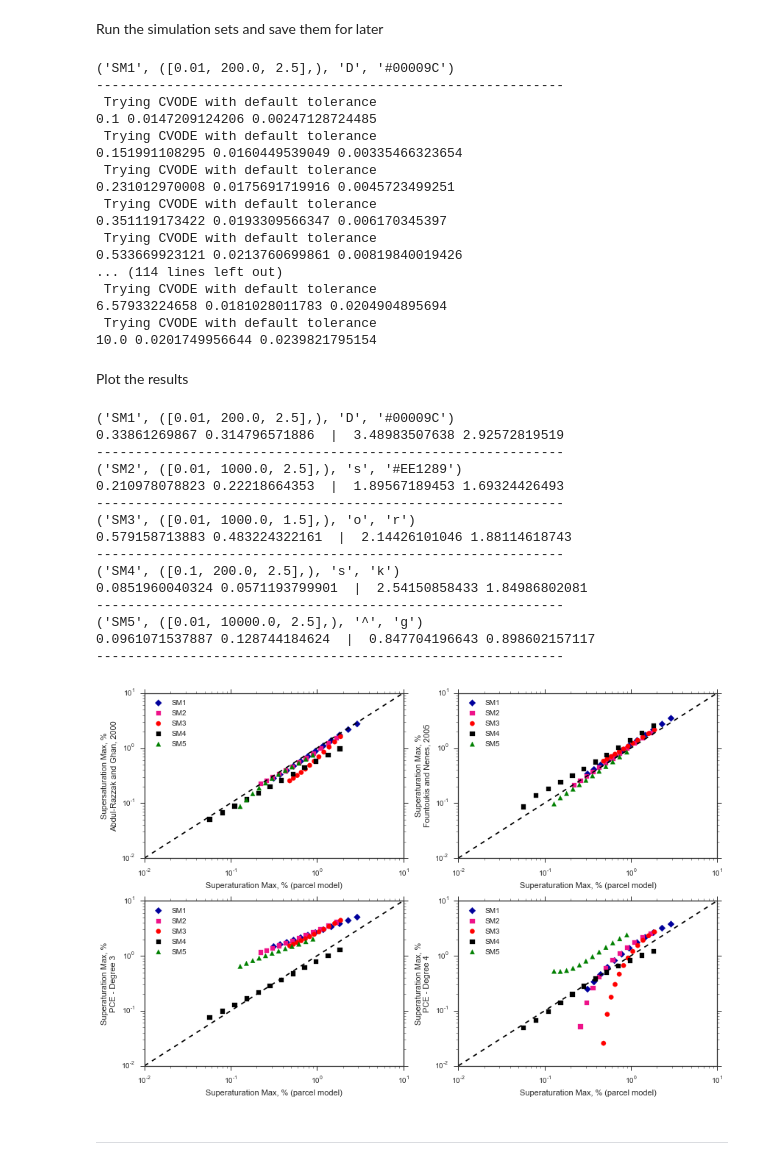
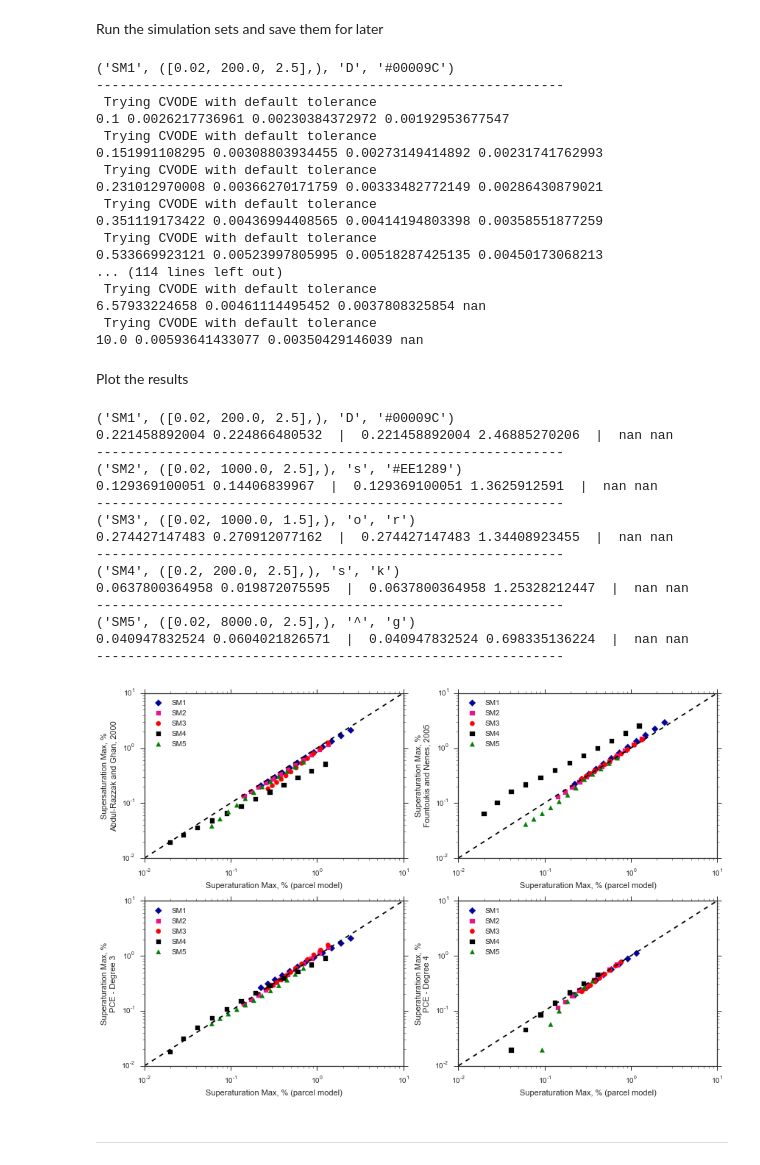
Before and after one commit to darothen/pyrcel, a Jupyter notebook: notebooks/classic_aerosol_comparisons.ipynb, the cells around one changed output. Saved outputs shown, nothing was run; the diff lists cells and outputs as text; code cells hidden in the pictures.

```diff
--- a/notebooks/classic_aerosol_comparisons.ipynb
+++ b/notebooks/classic_aerosol_comparisons.ipynb
@@ -20,11 +21,11 @@ VsTM = np.logspace(np.log10(0.1), np.log10(3.0), 6)
 
 simulation_sets = [
     ## NS 2003
-    ('SM1', ([0.01*1.0000,   200.0, 2.5], ), 'D', '#00009C'),
-    ('SM2', ([0.01,  1000.0, 2.5], ), 's', '#EE1289'),
-    ('SM3', ([0.01,  1000.0, 1.5], ), 'o', 'r'),
-    ('SM4', ([ 0.1,   200.0, 2.5], ), 's', 'k'),
-    ('SM5', ([0.01, 10000.0, 2.5], ), '^', 'g'),
+    ('SM1', ([0.01*2,   200.0, 2.5], ), 'D', '#00009C'),
+    ('SM2', ([0.01*2,  1000.0, 2.5], ), 's', '#EE1289'),
+    ('SM3', ([0.01*2,  1000.0, 1.5], ), 'o', 'r'),
+    ('SM4', ([ 0.1*2,   200.0, 2.5], ), 's', 'k'),
+    ('SM5', ([0.01*2, 10000.0*0.8, 2.5], ), '^', 'g'),
 
     ## FN 2005
     #('SM1', ([0.025,  100.0, 1.3], ), 'D', '#00009C'),
@@ -96,39 +97,45 @@ for sm in simulation_sets:
         if len(initial_aerosols) == 1:
             pce3_smax, _ = pce_deg3(V, T0, P0, initial_aerosols[0])
             pce4_smax, _ = pce_deg4(V, T0, P0, initial_aerosols[0])
+            pce_agu_smax = pce_agu(aer.distribution.N,
+                                      aer.distribution.mu,
+                                      aer.distribution.sigma,
+                                      aer.kappa, V, T0, P0)
         else:
             pce3_smax = np.nan
             pce4_smax = np.nan
+            pce_agu_smax = np.nan
 
-        print V, pce3_smax, pce4_smax
+        print V, pce3_smax, pce4_smax, pce_agu_smax
 
         result_list.append([parcel_Smax, ghan_Smax, nenes_Smax,
-                            pce3_smax, pce4_smax])
+                            pce3_smax, pce4_smax, pce_agu_smax])
 
 
 
     results[label] = np.array(result_list)
 
 import pickle
-pickle.dump( [results, VsSM, VsTM], open( "cac_results.p", "wb" ) )
+#pickle.dump( [simulation_sets, results, VsSM, VsTM],
+#            open( "cac_results.p", "wb" ) )
 # %% [output]
-('SM1', ([0.01, 200.0, 2.5],), 'D', '#00009C')
+('SM1', ([0.02, 200.0, 2.5],), 'D', '#00009C')
 ------------------------------------------------------------
  Trying CVODE with default tolerance
-0.1 0.0147209124206 0.00247128724485
+0.1 0.0026217736961 0.00230384372972 0.00192953677547
  Trying CVODE with default tolerance
-0.151991108295 0.0160449539049 0.00335466323654
+0.151991108295 0.00308803934455 0.00273149414892 0.00231741762993
  Trying CVODE with default tolerance
-0.231012970008 0.0175691719916 0.0045723499251
+0.231012970008 0.00366270171759 0.00333482772149 0.00286430879021
  Trying CVODE with default tolerance
-0.351119173422 0.0193309566347 0.006170345397
+0.351119173422 0.00436994408565 0.00414194803398 0.00358551877259
  Trying CVODE with default tolerance
-0.533669923121 0.0213760699861 0.00819840019426
+0.533669923121 0.00523997805995 0.00518287425135 0.00450173068213
 ... (114 lines left out)
  Trying CVODE with default tolerance
-6.57933224658 0.0181028011783 0.0204904895694
+6.57933224658 0.00461114495452 0.0037808325854 nan
  Trying CVODE with default tolerance
-10.0 0.0201749956644 0.0239821795154
+10.0 0.00593641433077 0.00350429146039 nan
 # %% [markdown]
 Plot the results
 # %%
@@ -161,45 +168,47 @@ for sm in simulation_sets:
     label, aer_params, marker, color = sm
 
     if not (label in results): continue
 
     res_parcel = results[label][:, 0]*100
     res_arg = results[label][:, 1]*100
     res_fn = results[label][:, 2]*100
     res_pce3 = results[label][:, 3]*100
     res_pce4 = results[label][:, 4]*100
+    res_pce_agu = results[label][:, 5]*100
 
     print res_fn.min(), res_parcel.min(), " | ", \
-          res_fn.max(), res_parcel.max()
+          res_fn.min(), res_parcel.max(), " | ", \
+          res_pce_agu.min(), res_pce_agu.max()
 
     ax_arg.scatter(res_parcel, res_arg,
                    s=40, color=color, marker=marker, label=label)
     ax_fn.scatter(res_parcel, res_fn,
                   s=40, color=color, marker=marker, label=label)
     ax_pce3.scatter(res_parcel, res_pce3,
                   s=40, color=color, marker=marker, label=label)
-    ax_pce4.scatter(res_parcel, res_pce4,
+    ax_pce4.scatter(res_parcel, res_pce_agu,
                   s=40, color=color, marker=marker, label=label)
 
     print "--"*30
 
 for ax in axs:
     ax.legend(loc='best', numpoints=1)
 # %% [output]
-('SM1', ([0.01, 200.0, 2.5],), 'D', '#00009C')
-0.33861269867 0.314796571886  |  3.48983507638 2.92572819519
+('SM1', ([0.02, 200.0, 2.5],), 'D', '#00009C')
+0.221458892004 0.224866480532  |  0.221458892004 2.46885270206  |  nan nan
 ------------------------------------------------------------
-('SM2', ([0.01, 1000.0, 2.5],), 's', '#EE1289')
-0.210978078823 0.22218664353  |  1.89567189453 1.69324426493
+('SM2', ([0.02, 1000.0, 2.5],), 's', '#EE1289')
+0.129369100051 0.14406839967  |  0.129369100051 1.3625912591  |  nan nan
 ------------------------------------------------------------
-('SM3', ([0.01, 1000.0, 1.5],), 'o', 'r')
-0.579158713883 0.483224322161  |  2.14426101046 1.88114618743
+('SM3', ([0.02, 1000.0, 1.5],), 'o', 'r')
+0.274427147483 0.270912077162  |  0.274427147483 1.34408923455  |  nan nan
 ------------------------------------------------------------
-('SM4', ([0.1, 200.0, 2.5],), 's', 'k')
-0.0851960040324 0.0571193799901  |  2.54150858433 1.84986802081
+('SM4', ([0.2, 200.0, 2.5],), 's', 'k')
+0.0637800364958 0.019872075595  |  0.0637800364958 1.25328212447  |  nan nan
 ------------------------------------------------------------
-('SM5', ([0.01, 10000.0, 2.5],), '^', 'g')
-0.0961071537887 0.128744184624  |  0.847704196643 0.898602157117
+('SM5', ([0.02, 8000.0, 2.5],), '^', 'g')
+0.040947832524 0.0604021826571  |  0.040947832524 0.698335136224  |  nan nan
 ------------------------------------------------------------
-[figure, old version]
+[figure, new version]
 # %% [markdown]
 ---
```
Also changed, not shown: parts of 1 cell of this notebook, 2 other files.
